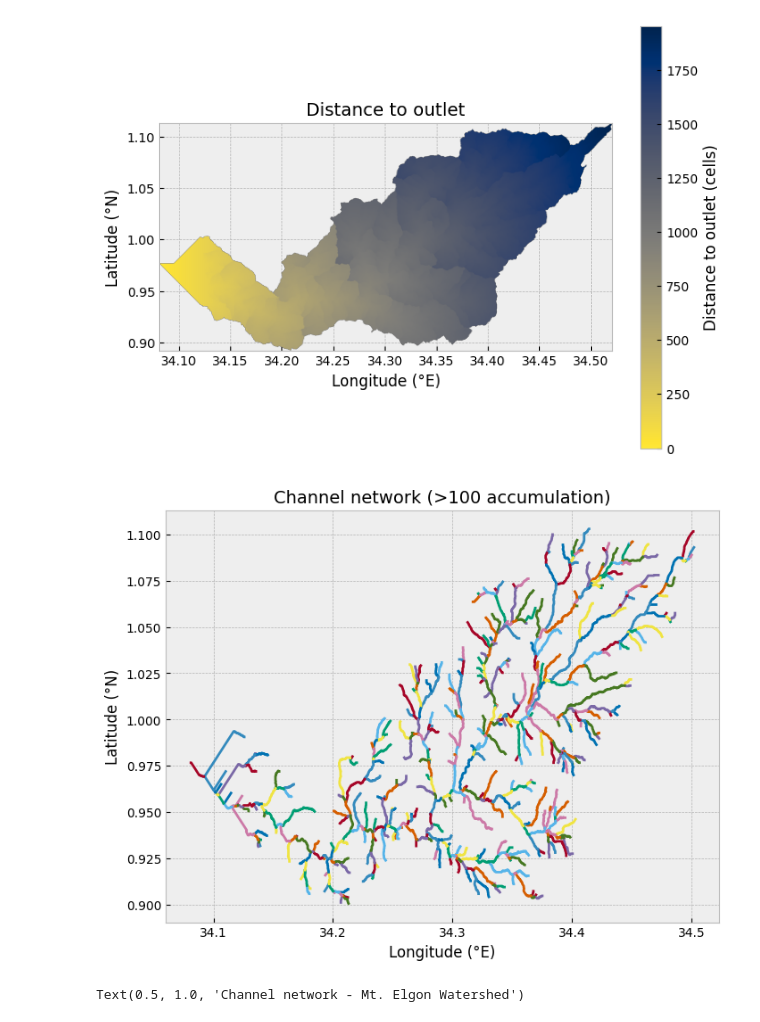
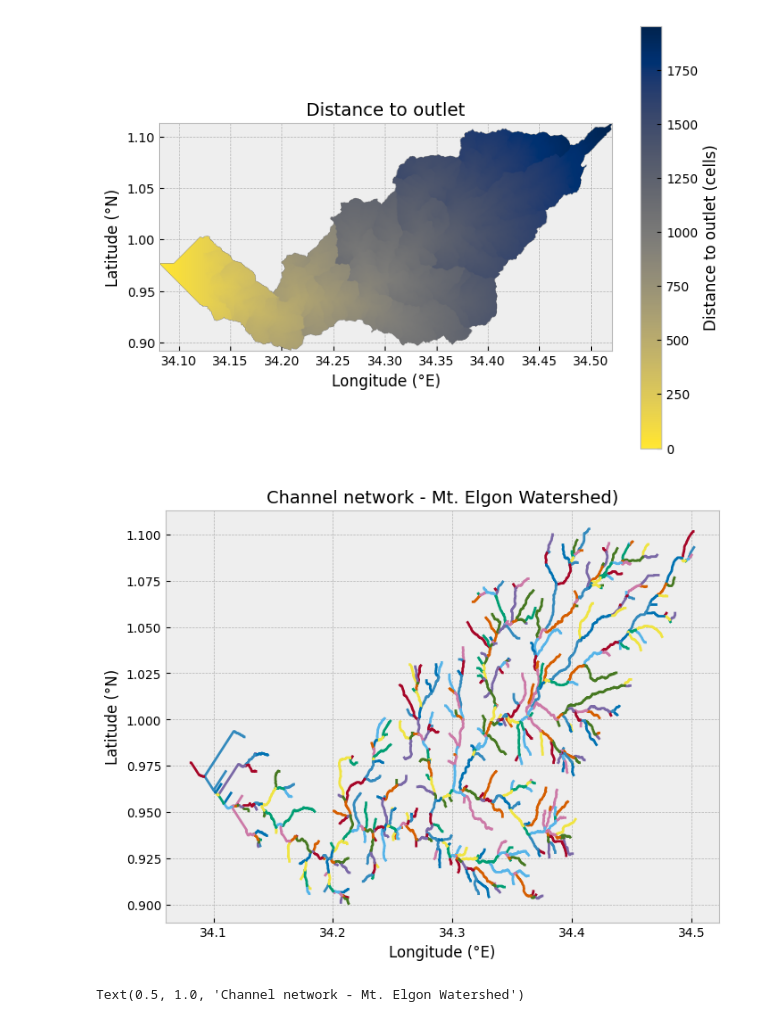
Before and after one commit to joshuaamaitum/Work, a Jupyter notebook: Scripts/Watershed analysis with pysheds.ipynb, the cells around one changed output. Drawn from its saved outputs; the diff is of its cells as text; code cells hidden in the pictures.

```diff
--- a/Scripts/Watershed analysis with pysheds.ipynb
+++ b/Scripts/Watershed analysis with pysheds.ipynb
@@ -412,18 +412,18 @@ branches = grid.extract_river_network(fdir, acc > 500)
 # %%
 # Create figure and axis
 fig, ax = plt.subplots(figsize=(8, 6))
 
 # Plot channel segments
 for branch in branches["features"]:
     line = np.asarray(branch["geometry"]["coordinates"])
     plt.plot(line[:, 0], line[:, 1])
 
 # Add axis labels and title
 plt.xlabel("Longitude (°E)")
 plt.ylabel("Latitude (°N)")
-plt.title("Channel network (>100 accumulation)", size=14);
+plt.title("Channel network - Mt. Elgon Watershed)", size=14);
 # %% [output]
-[figure, old version]
+[figure, new version]
 # %%
 # Visualize network of channels
 
```
